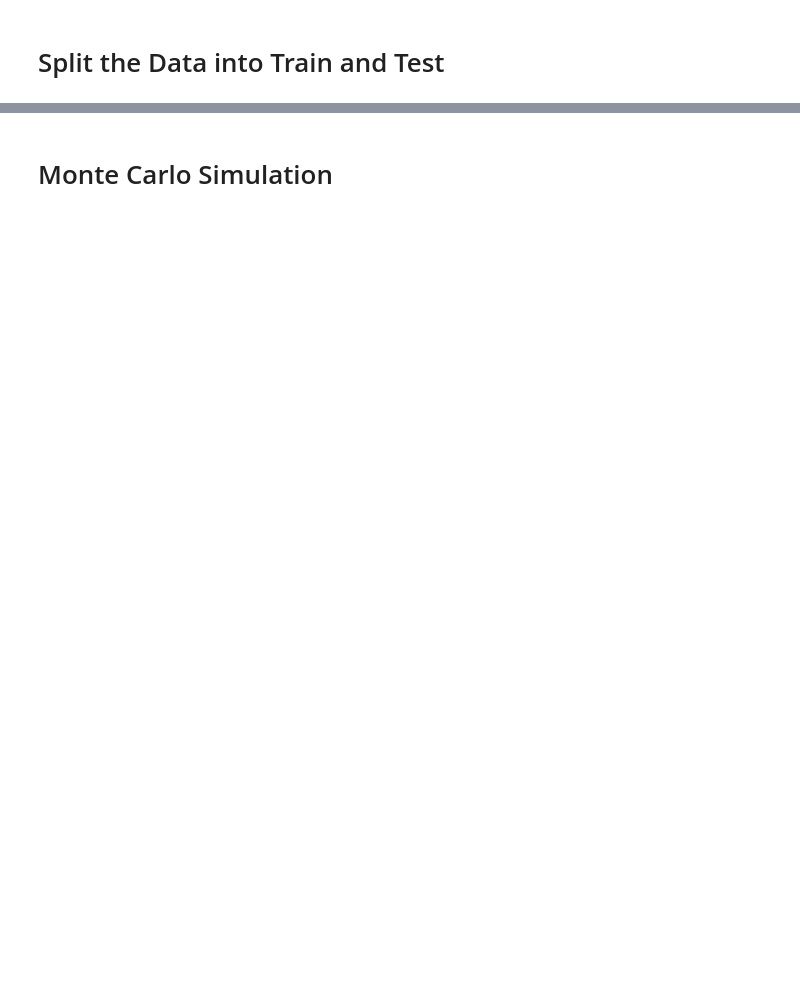
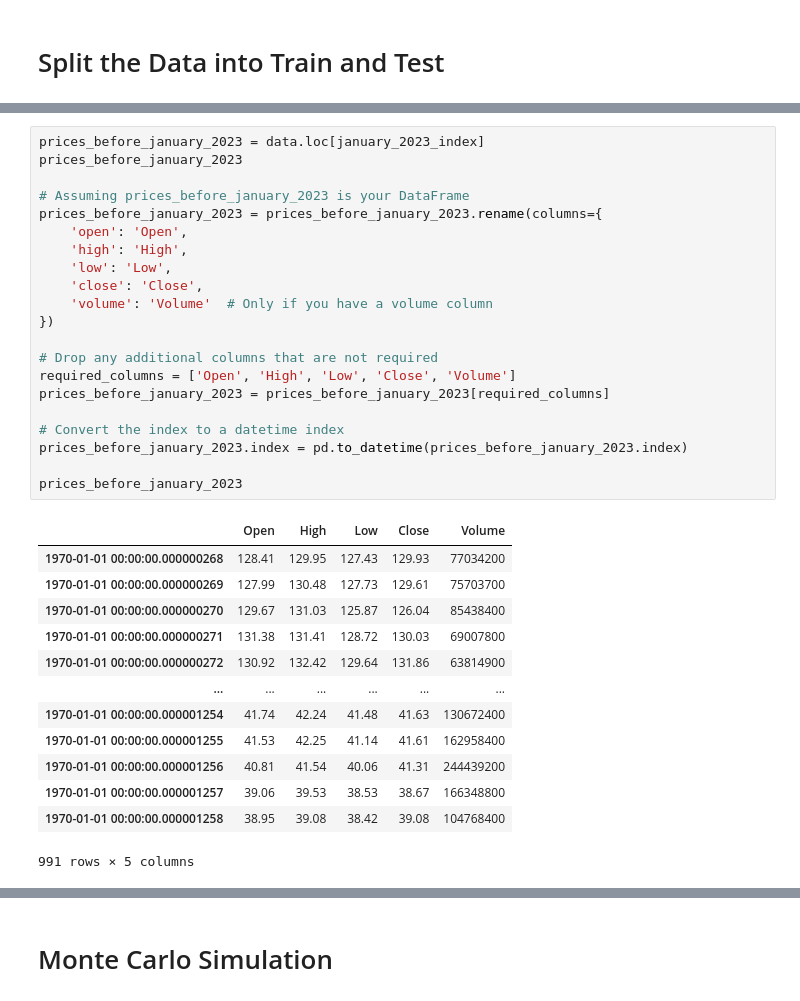
Before and after one commit to AlgoETS/MarkokChainMonteCarlo, a Jupyter notebook: backtest.ipynb, the cells around one changed output, grey strips where cells are left out. Drawn from its saved outputs; the diff is of its cells as text; blank space fills up the shorter version.

```diff
--- a/backtest.ipynb
+++ b/backtest.ipynb
@@ -171,0 +187,35 @@ else:
+# %%
+prices_before_january_2023 = data.loc[january_2023_index]
+prices_before_january_2023
+
+# Assuming prices_before_january_2023 is your DataFrame
+prices_before_january_2023 = prices_before_january_2023.rename(columns={
+    'open': 'Open',
+    'high': 'High',
+    'low': 'Low',
+    'close': 'Close',
+    'volume': 'Volume'  # Only if you have a volume column
+})
+
+# Drop any additional columns that are not required
+required_columns = ['Open', 'High', 'Low', 'Close', 'Volume']
+prices_before_january_2023 = prices_before_january_2023[required_columns]
+
+# Convert the index to a datetime index
+prices_before_january_2023.index = pd.to_datetime(prices_before_january_2023.index)
+
+prices_before_january_2023
+# %% [output]
+|  | Open | High | Low | Close | Volume |
+| 1970-01-01 00:00:00.000000268 | 128.41 | 129.95 | 127.43 | 129.93 | 77034200 |
+| 1970-01-01 00:00:00.000000269 | 127.99 | 130.48 | 127.73 | 129.61 | 75703700 |
+| 1970-01-01 00:00:00.000000270 | 129.67 | 131.03 | 125.87 | 126.04 | 85438400 |
+| 1970-01-01 00:00:00.000000271 | 131.38 | 131.41 | 128.72 | 130.03 | 69007800 |
+| 1970-01-01 00:00:00.000000272 | 130.92 | 132.42 | 129.64 | 131.86 | 63814900 |
+| ... | ... | ... | ... | ... | ... |
+| 1970-01-01 00:00:00.000001254 | 41.74 | 42.24 | 41.48 | 41.63 | 130672400 |
+| 1970-01-01 00:00:00.000001255 | 41.53 | 42.25 | 41.14 | 41.61 | 162958400 |
+| 1970-01-01 00:00:00.000001256 | 40.81 | 41.54 | 40.06 | 41.31 | 244439200 |
+| 1970-01-01 00:00:00.000001257 | 39.06 | 39.53 | 38.53 | 38.67 | 166348800 |
+| 1970-01-01 00:00:00.000001258 | 38.95 | 39.08 | 38.42 | 39.08 | 104768400 |
+991 rows × 5 columns
```
Also changed, not shown: parts of 21 cells of this notebook, 2 other files.
